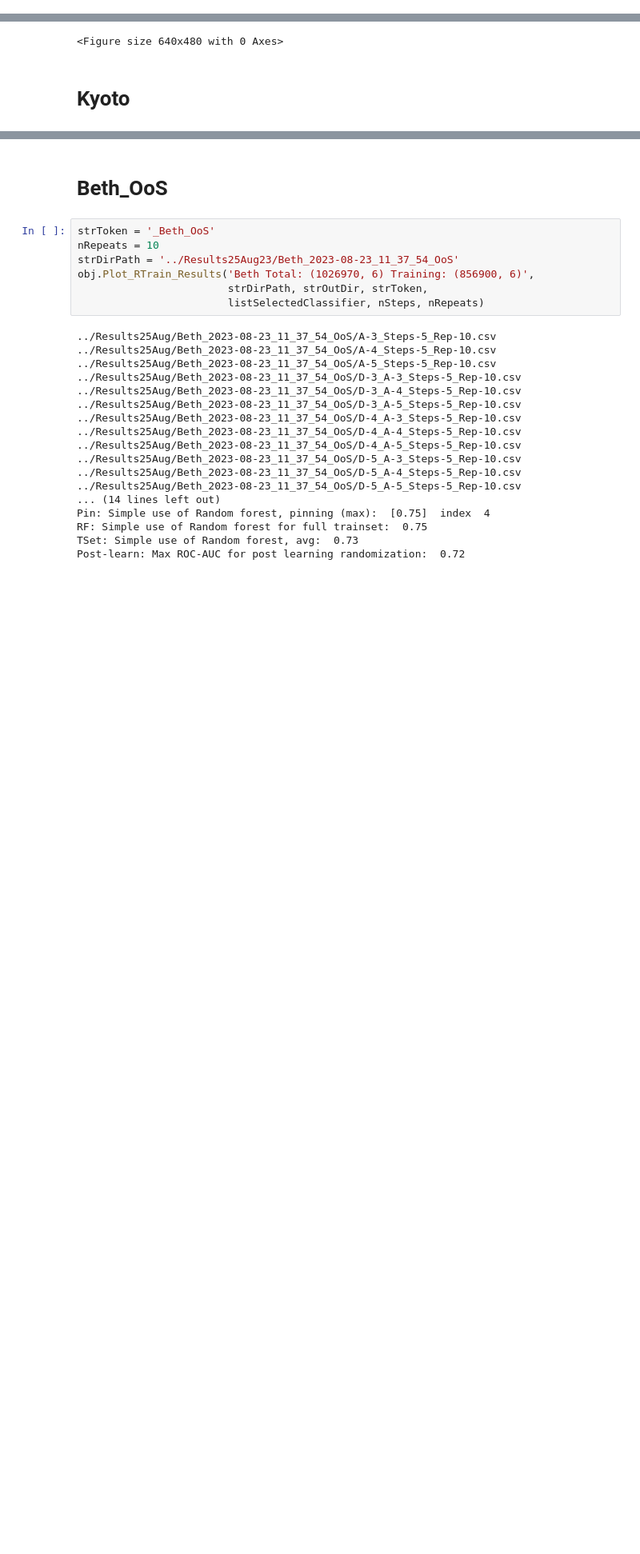
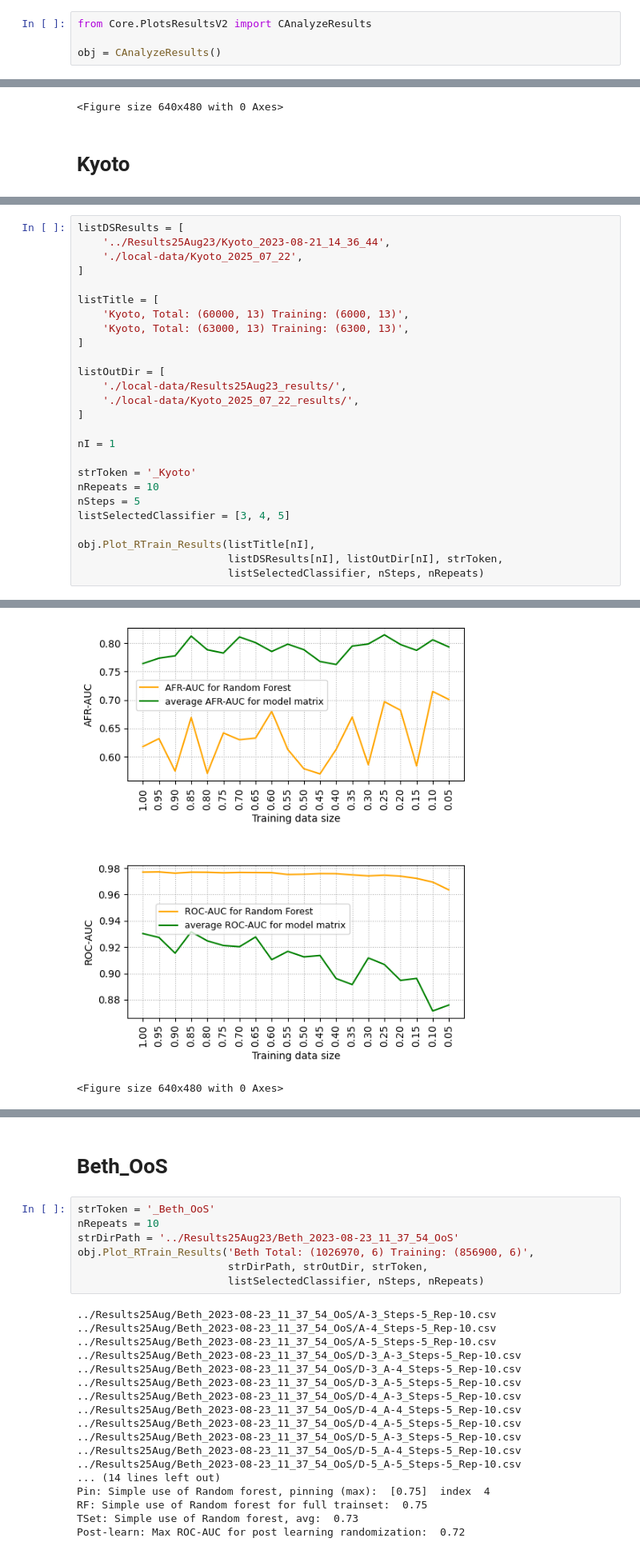
Before and after one commit to apachetechnology/AdvFailureCurves, a Jupyter notebook: nbPlotResults.ipynb, the cells around one changed output, grey strips where cells are left out. Shown: that part at 80% size. Saved outputs shown, nothing was run; the diff lists cells and outputs as text; blank space fills up the shorter version.

Commit message:
update syntheic data

```diff
--- a/nbPlotResults.ipynb
+++ b/nbPlotResults.ipynb
@@ -4,0 +7,4 @@
+# %%
+from Core.PlotsResultsV2 import CAnalyzeResults
+
+obj = CAnalyzeResults()
@@ -66,0 +46,27 @@ Post-learn: Max ROC-AUC for post learning randomization:  0.94
+# %%
+listDSResults = [
+    '../Results25Aug23/Kyoto_2023-08-21_14_36_44',
+    './local-data/Kyoto_2025_07_22',
+]
+
+listTitle = [
+    'Kyoto, Total: (60000, 13) Training: (6000, 13)',
+    'Kyoto, Total: (63000, 13) Training: (6300, 13)',
+]
+
+listOutDir = [
+    './local-data/Results25Aug23_results/',
+    './local-data/Kyoto_2025_07_22_results/',
+]
+
+nI = 1
+
+strToken = '_Kyoto'
+nRepeats = 10
+nSteps = 5
+listSelectedClassifier = [3, 4, 5]
+
+obj.Plot_RTrain_Results(listTitle[nI],
+                        listDSResults[nI], listOutDir[nI], strToken,
+                        listSelectedClassifier, nSteps, nRepeats)
+# %% [output]
@@ -66,0 +90,2 @@ Post-learn: Max ROC-AUC for post learning randomization:  0.94
+[figure, added]
+<Figure size 640x480 with 0 Axes>
```
Also changed, not shown: parts of 4 cells of this notebook.
